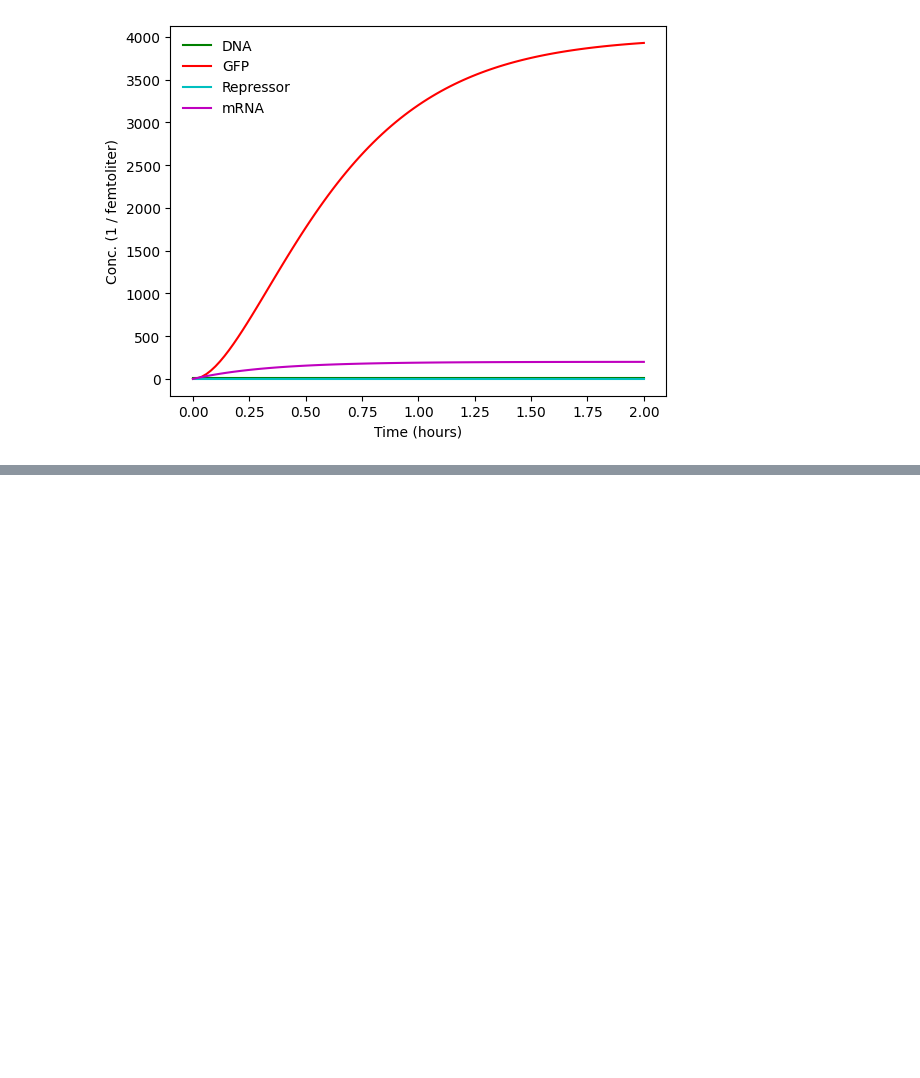
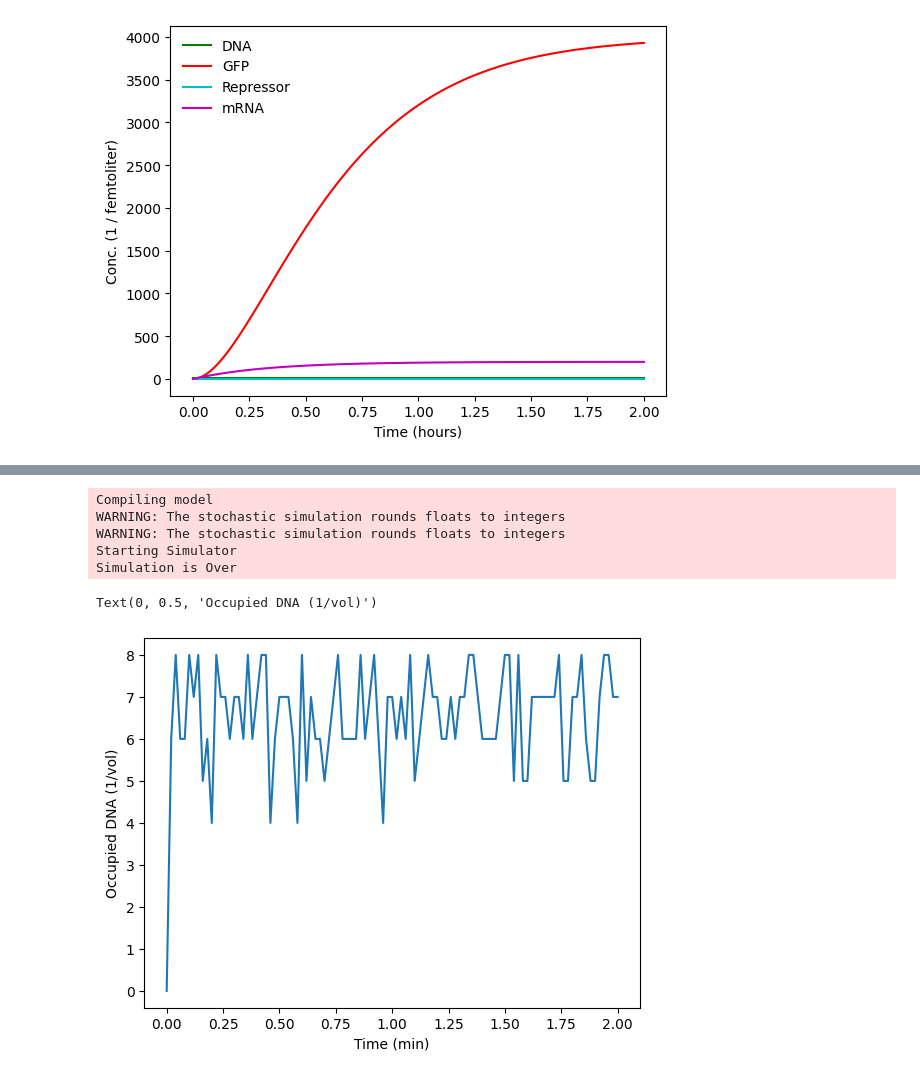
Before and after one commit to BioDisCo/computational_bioengineering, a Jupyter notebook: mobspy_crns/notes.ipynb, the cells around one changed output, grey strips where cells are left out. Drawn from its saved outputs; the diff is of its cells as text; code cells hidden in the pictures; blank space fills up the shorter version.

```diff
--- a/mobspy_crns/notes.ipynb
+++ b/mobspy_crns/notes.ipynb
@@ -142,0 +140,45 @@ Note: the rest of this lecture is given on the blackboard.
+# %%
+def repressor_model(repressor_cnt: int = 0, dna_cnt: int = 10) -> Simulation:
+    Repressor, DNA, mRNA, GFP = BaseSpecies()
+    DNA.free, DNA.occupied
+
+    # volume of E. coli
+    volume = 1 * u.femtoliter
+
+    DNA.free(dna_cnt / volume)
+    Repressor(repressor_cnt / volume)
+
+    # repression
+    DNA.free + Repressor >> DNA.occupied [1.0 * volume / u.min]
+    DNA.occupied >> DNA.free + Repressor [1.0 / u.min]
+
+    # transcription
+    DNA.free >> DNA.free + mRNA [1.0 / u.min]
+
+    # translation
+    mRNA >> mRNA + GFP [1.0 / u.min]
+
+    # dilution + degradation
+    mRNA >> Zero [1 / (20 * u.min)]
+    GFP >> Zero [1 / (20 * u.min)]
+
+    Sim = Simulation(DNA | mRNA | Repressor | GFP)
+    Sim.volume = volume
+    Sim.unit_y=1 / volume
+
+    return Sim
+# %%
+model = repressor_model(10)
+model.run(duration= 2 * u.hour, unit_y=1 / volume, simulation_method="stochastic", plot_data=False)
+
+plt.plot(model.results["Time"][0], model.results["DNA.occupied"][0])
+plt.xlabel("Time (min)")
+plt.ylabel("Occupied DNA (1/vol)")
+# %% [output]
+Compiling model
+WARNING: The stochastic simulation rounds floats to integers
+WARNING: The stochastic simulation rounds floats to integers
+Starting Simulator
+Simulation is Over
+Text(0, 0.5, 'Occupied DNA (1/vol)')
+[figure, added]
```
Also changed, not shown: parts of 29 cells of this notebook, 2 other files.
